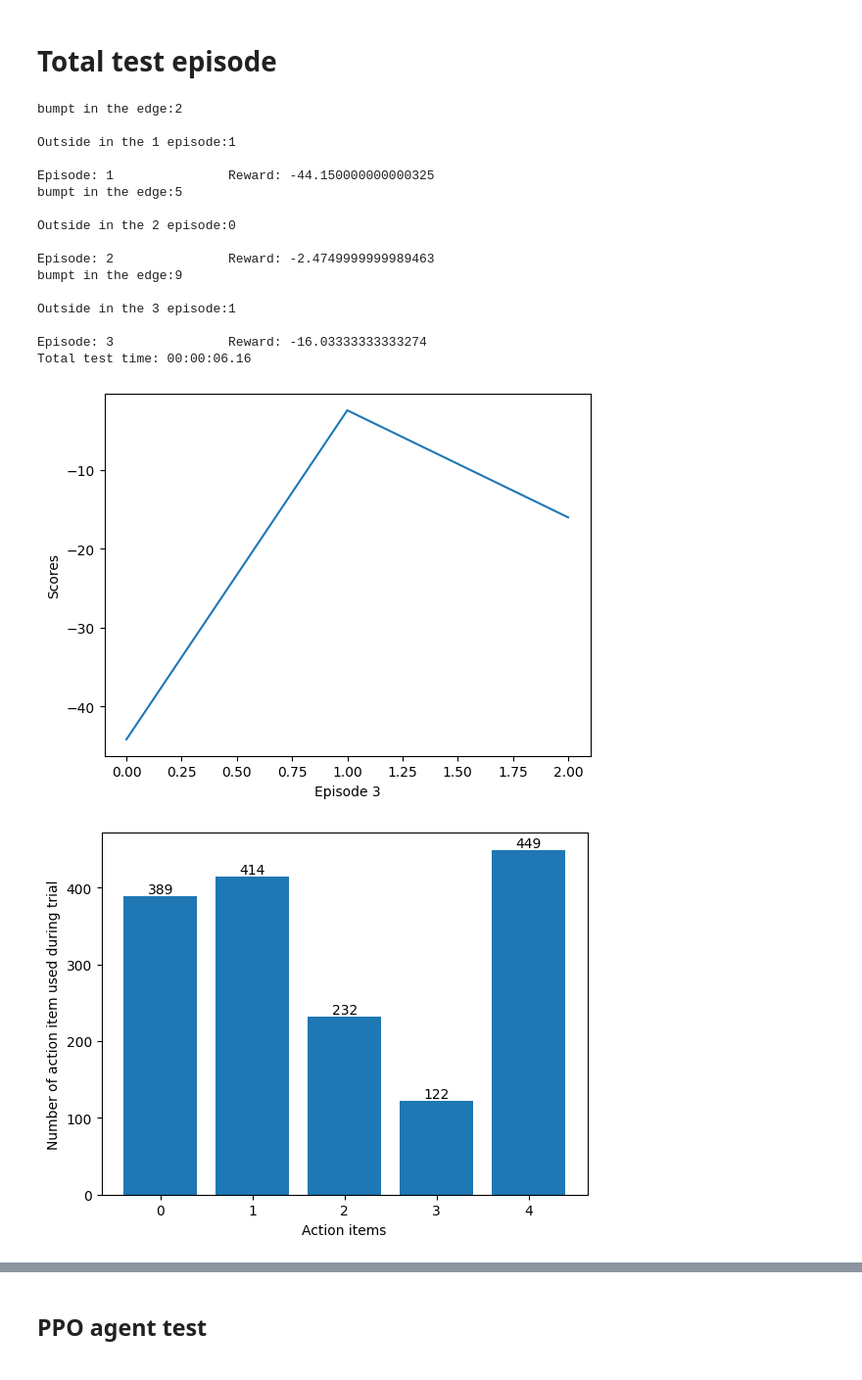
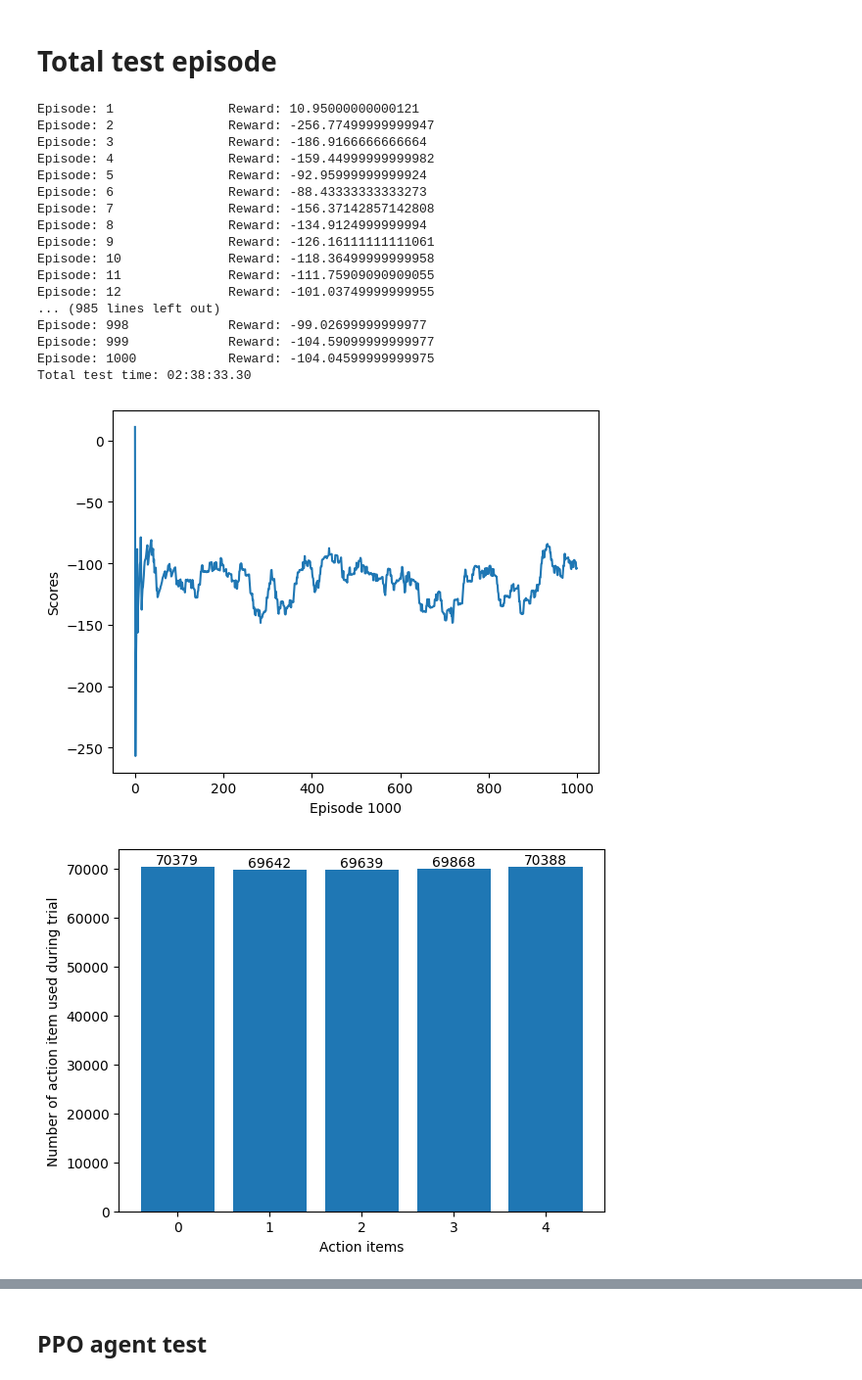
Before and after one commit to zhang-zengjie/Reward4Driving, a Jupyter notebook: LoadModelNTest.ipynb, the cells around one changed output, grey strips where cells are left out. Shown: that part at 98% size. Saved outputs shown, nothing was run; the diff lists cells and outputs as text; code cells hidden in the pictures.

```diff
--- a/LoadModelNTest.ipynb
+++ b/LoadModelNTest.ipynb
@@ -67,7 +67,7 @@ agent_DDPG = Agent3(cfg_ddpg)
 agent_PPO = PPO(cfg_ppo)
 
 # create folder for the test data
-file_name = 'Raw_test_delete'
+file_name = 'Train_Default_II'
 p_model = (Path()/ 'document'/'Trail_Default'/file_name)
 p_model.mkdir(parents=True, exist_ok=True)
 # %% [output]
@@ -148,8 +148,8 @@ Find the default folder and load the trained model.
 > Hint: modify the number inside the braket: `DQN_folders[0]` (the Win-based pc might be the `0`, but might be varied due to basic setting.)
 # %%
 # Default
-Default_DQN_model_path = DQN_folders[1]
-Default_DDPG_model_path =DDPG_folders[1]
+Default_DQN_model_path = DQN_folders[0]
+Default_DDPG_model_path =DDPG_folders[0]
 Default_PPO_model_path = PPO_folders[1]
 
 device = 'cuda:0' if torch.cuda.is_available() else 'cpu' # device check for GPU avaialbility
@@ -252,8 +252,6 @@ with open(p_model.joinpath(nb_name), "w") as f:
             if done:
                 break
         Bmp.append(Ep_bmp)
-        print(f"bumpt in the edge:{count_edgezone(T_Bmp, gap_threshold)}\n")
-        print(f"Outside in the {ep} episode:{count_impulses(Bmp[ep-1])}\n")
         scores_deque.append(ep_reward)
         avg_scores.append(np.mean(scores_deque))
         end_ep = time.time()
@@ -291,14 +289,14 @@ with open(p_model.joinpath(nb_name), "w") as f:
     f.close()
 
 
-
 DDPG_avg = avg_scores
 DDPG_scores = scores
 DDPG_ac = ac
 
 # save csv file
 csv_name = f"DDPG_default"
-score_save(scores,avg_scores,file_name=csv_name,path=p_model,print_=False) # save score table as csv file
+score_action_save(DDPG_ac,DDPG_scores,DDPG_avg,file_name=csv_name,path =p_model,print_=False) # save score table as csv file
+# score_save(scores,avg_scores,file_name=csv_name,path=p_model,print_=False) # save score table as csv file
 count_impulse_file = f"DDPG_default_count"
 Bump_track.to_csv((p_model/f"{count_impulse_file}.csv")) # save bump instances as csv file
 
@@ -307,49 +305,50 @@ Bump_track.to_csv((p_model/f"{count_impulse_file}.csv")) # save bump instances a
 # for i in range(total_test_episodes):
 #     plt.subplot(1, total_test_episodes, i+1)
 #     plt.plot(Bmp[i])
 #     plt.title(f'Ct_:{data["Bump_instance"][i]}')
 
 # plot for touch instanaces for the track.
-# fig = plt.figure()# Episode = 3         # test episode
+# fig = plt.figure()
 # plt.plot(T_Bmp)
 # plt.title(f'Total bump instances:{Tcount_DDPG}')
 
 fig = plt.figure()
 ax = fig.add_subplot(111)
 plt.plot(avg_scores)
 # plt.plot(df['Averagescores'])
 plt.ylabel('Scores')
 plt.xlabel(f'Episode {len(avg_scores)}')
 plt.show()
 
 import matplotlib.pyplot as plt
 import pandas as pd
 
 action_list = [0,1,2,3,4]
 h=[]
 for i in action_list:
     h.append(ac.count(i))
 bar_contain = plt.bar(action_list,h)
 plt.xlabel('Action items')
 plt.ylabel('Number of action item used during trial')
 plt.bar_label(bar_contain)
 plt.show()
 # %% [output]
-bumpt in the edge:2
-
-Outside in the 1 episode:1
-
-Episode: 1               Reward: -44.150000000000325
-bumpt in the edge:5
-
-Outside in the 2 episode:0
-
-Episode: 2               Reward: -2.4749999999989463
-bumpt in the edge:9
-
-Outside in the 3 episode:1
-
-Episode: 3               Reward: -16.03333333333274
-Total test time: 00:00:06.16
+Episode: 1               Reward: 10.95000000000121
+Episode: 2               Reward: -256.77499999999947
+Episode: 3               Reward: -186.9166666666664
+Episode: 4               Reward: -159.44999999999982
+Episode: 5               Reward: -92.95999999999924
+Episode: 6               Reward: -88.43333333333273
+Episode: 7               Reward: -156.37142857142808
+Episode: 8               Reward: -134.9124999999994
+Episode: 9               Reward: -126.16111111111061
+Episode: 10              Reward: -118.36499999999958
+Episode: 11              Reward: -111.75909090909055
+Episode: 12              Reward: -101.03749999999955
+... (985 lines left out)
+Episode: 998             Reward: -99.02699999999977
+Episode: 999             Reward: -104.59099999999977
+Episode: 1000            Reward: -104.04599999999975
+Total test time: 02:38:33.30
-[figure, old version]
+[figure, new version]
-[figure, old version]
+[figure, new version]
```
Also changed, not shown: parts of 23 cells of this notebook, 5 other files.
